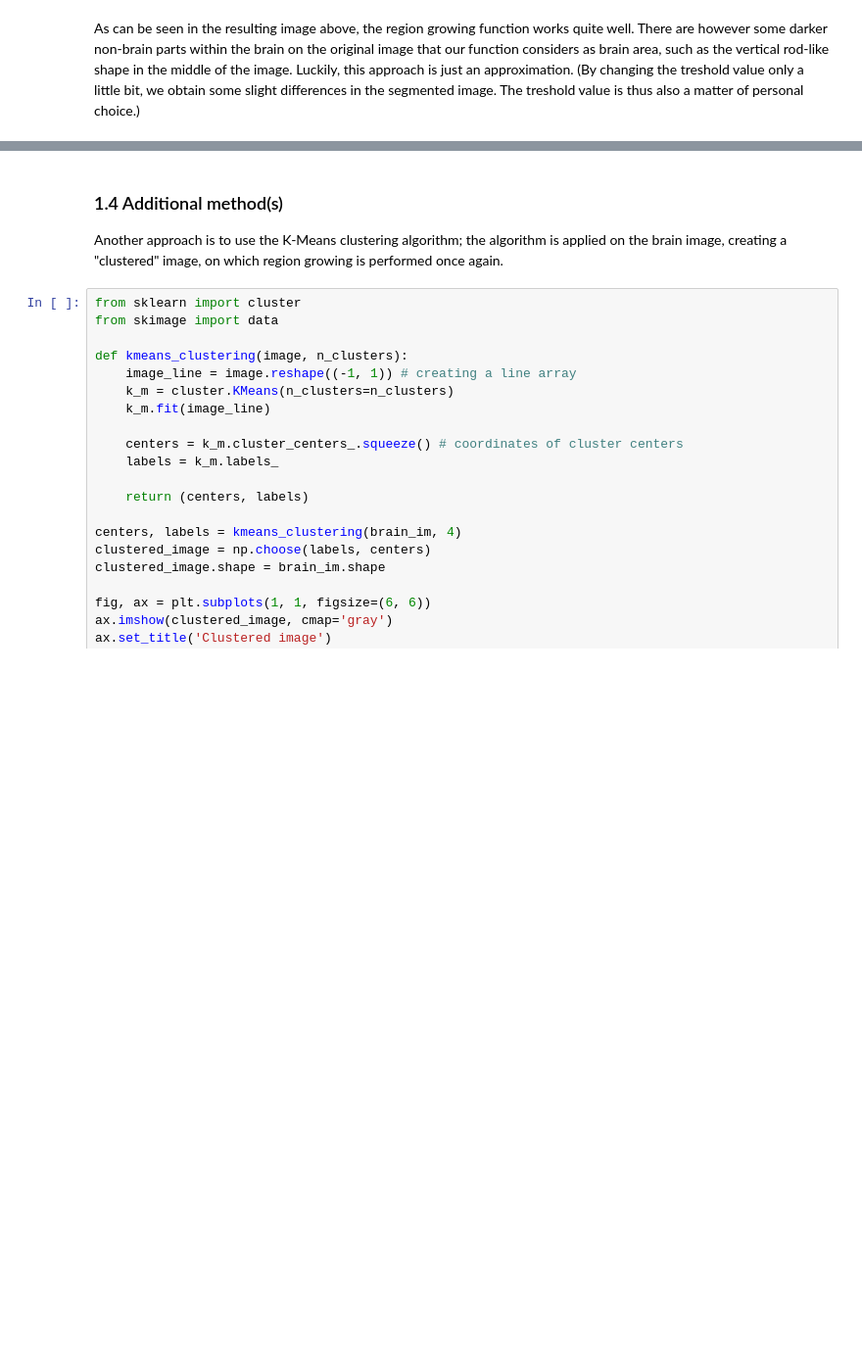
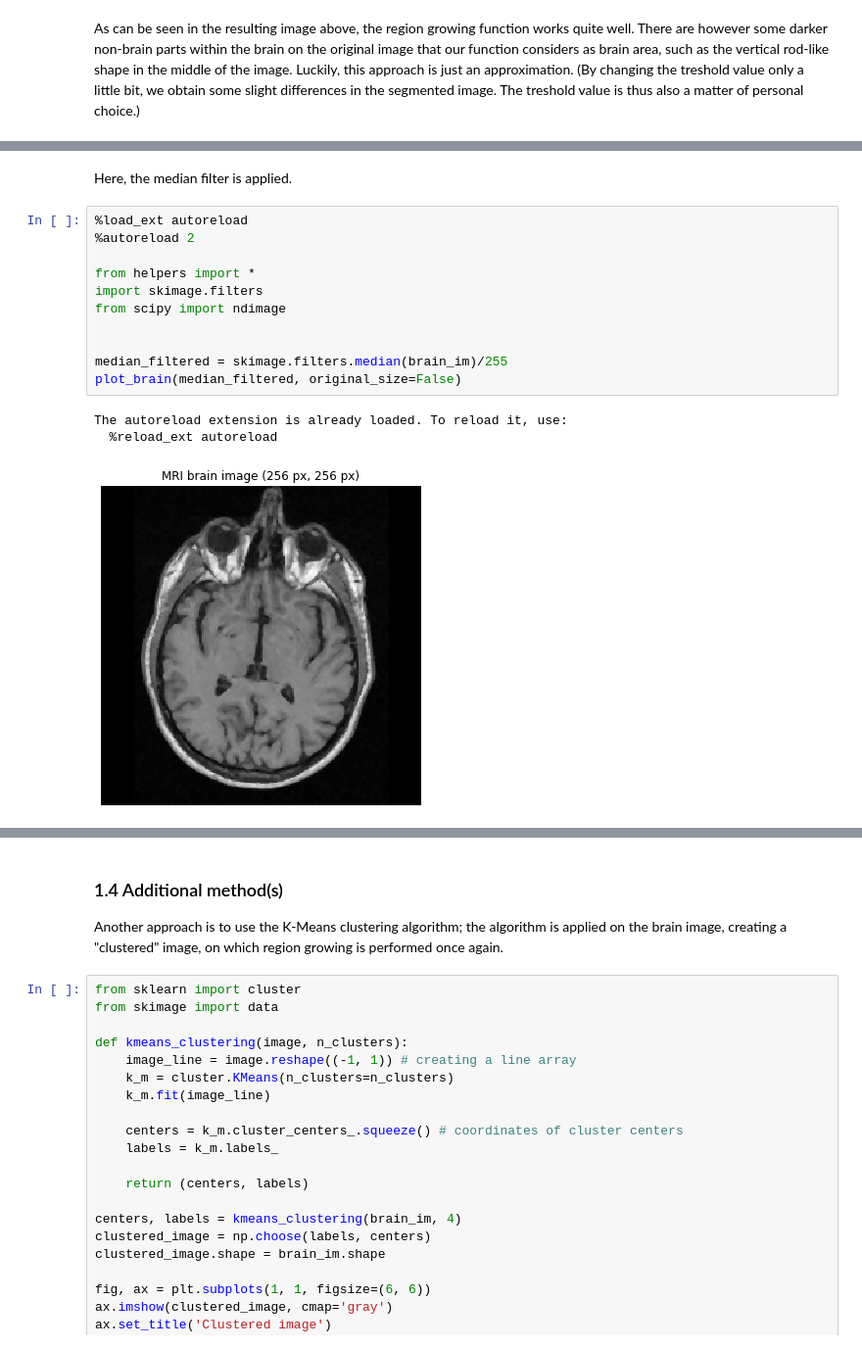
Before and after one commit to emarazz/iapr_2020, a Jupyter notebook: our_labs/lab_01_segmentation.ipynb, the cells around one changed output, grey strips where cells are left out. Shown at 98% size. Cells and saved outputs as stored; diff of their text form; blank space fills up the shorter version.

```diff
--- a/our_labs/lab_01_segmentation.ipynb
+++ b/our_labs/lab_01_segmentation.ipynb
@@ -126,0 +137,17 @@ Add your implementation and discussion
+# %% [markdown]
+Here, the median filter is applied.
+# %%
+%load_ext autoreload
+%autoreload 2
+
+from helpers import *
+import skimage.filters
+from scipy import ndimage
+
+
+median_filtered = skimage.filters.median(brain_im)/255
+plot_brain(median_filtered, original_size=False)
+# %% [output]
+The autoreload extension is already loaded. To reload it, use:
+  %reload_ext autoreload
+[figure, added]
```
Also changed, not shown: parts of 10 cells of this notebook, 1 other file.
